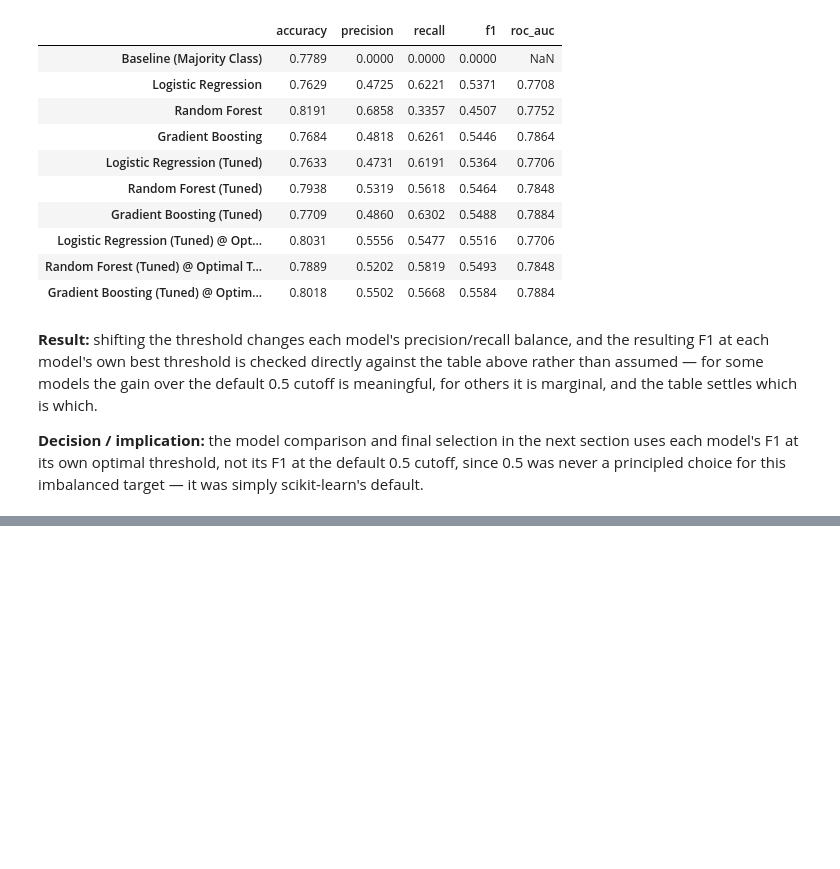
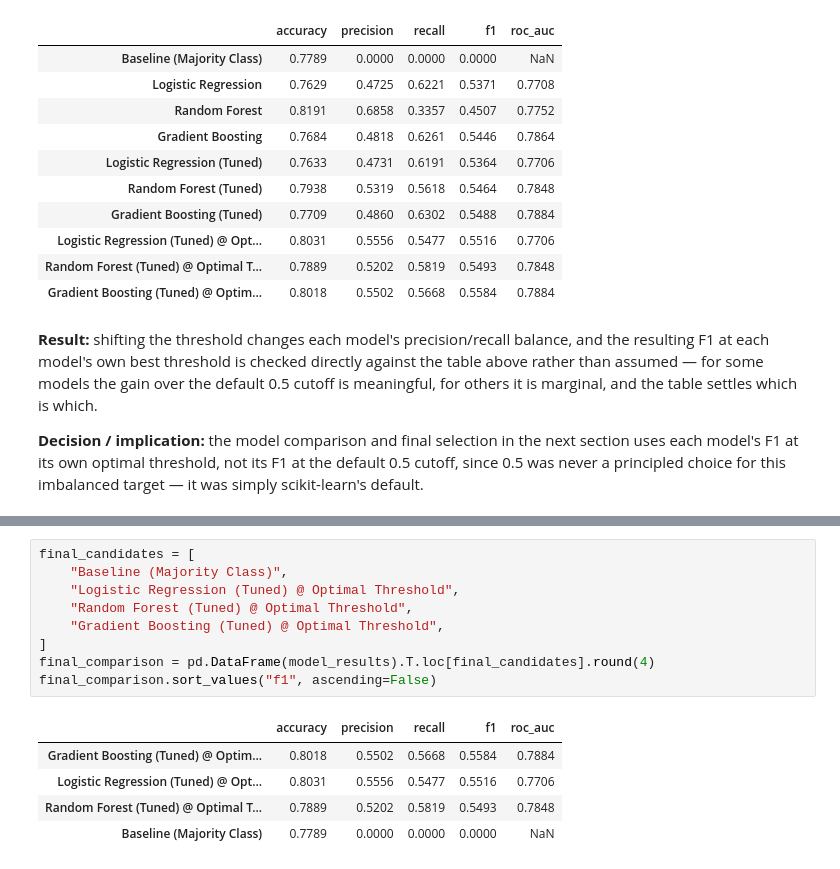
Before and after one commit to arielsharonferdinandus/Credit-Card-Clients-Risk-Prediction, a Jupyter notebook: Main.ipynb, the cells around one changed output, grey strips where cells are left out. Drawn from its saved outputs; the diff is of its cells as text; blank space fills up the shorter version.

```diff
--- a/Main.ipynb
+++ b/Main.ipynb
@@ -2143,0 +2155,15 @@ never a principled choice for this imbalanced target — it was simply scikit-le
+# %%
+final_candidates = [
+    "Baseline (Majority Class)",
+    "Logistic Regression (Tuned) @ Optimal Threshold",
+    "Random Forest (Tuned) @ Optimal Threshold",
+    "Gradient Boosting (Tuned) @ Optimal Threshold",
+]
+final_comparison = pd.DataFrame(model_results).T.loc[final_candidates].round(4)
+final_comparison.sort_values("f1", ascending=False)
+# %% [output]
+|  | accuracy | precision | recall | f1 | roc_auc |
+| Gradient Boosting (Tuned) @ Optim... | 0.8018 | 0.5502 | 0.5668 | 0.5584 | 0.7884 |
+| Logistic Regression (Tuned) @ Opt... | 0.8031 | 0.5556 | 0.5477 | 0.5516 | 0.7706 |
+| Random Forest (Tuned) @ Optimal T... | 0.7889 | 0.5202 | 0.5819 | 0.5493 | 0.7848 |
+| Baseline (Majority Class) | 0.7789 | 0.0000 | 0.0000 | 0.0000 | NaN |
```
Also changed, not shown: parts of 10 cells of this notebook.
